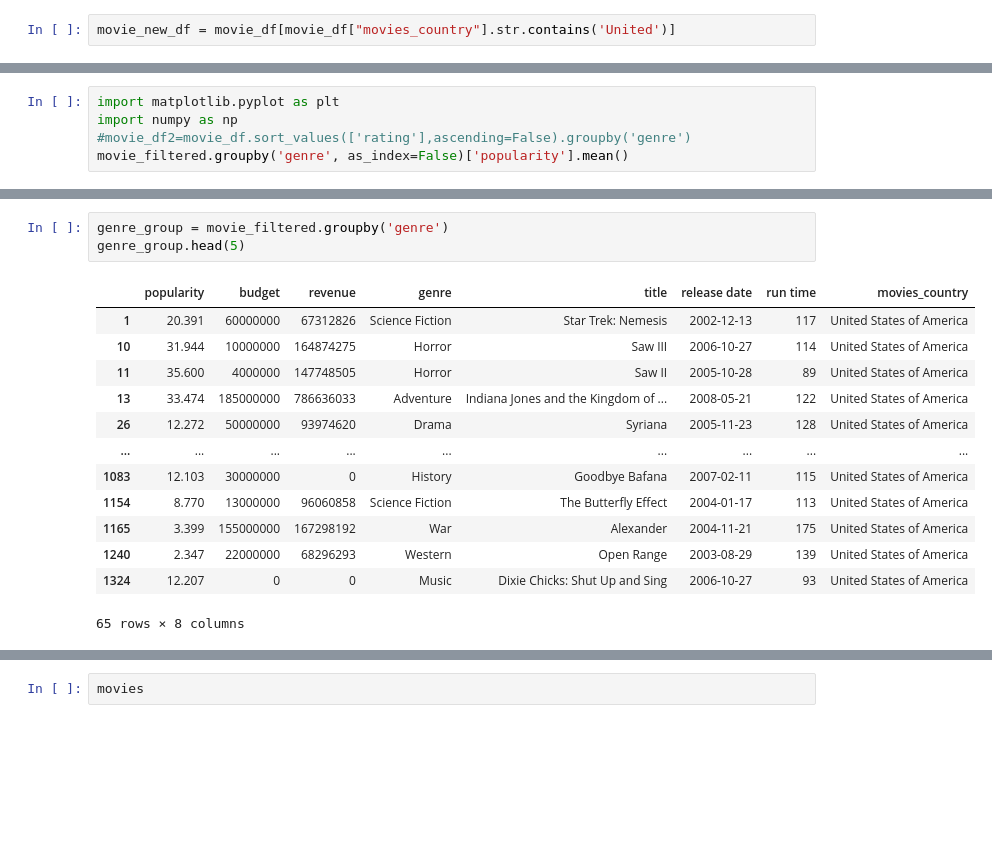
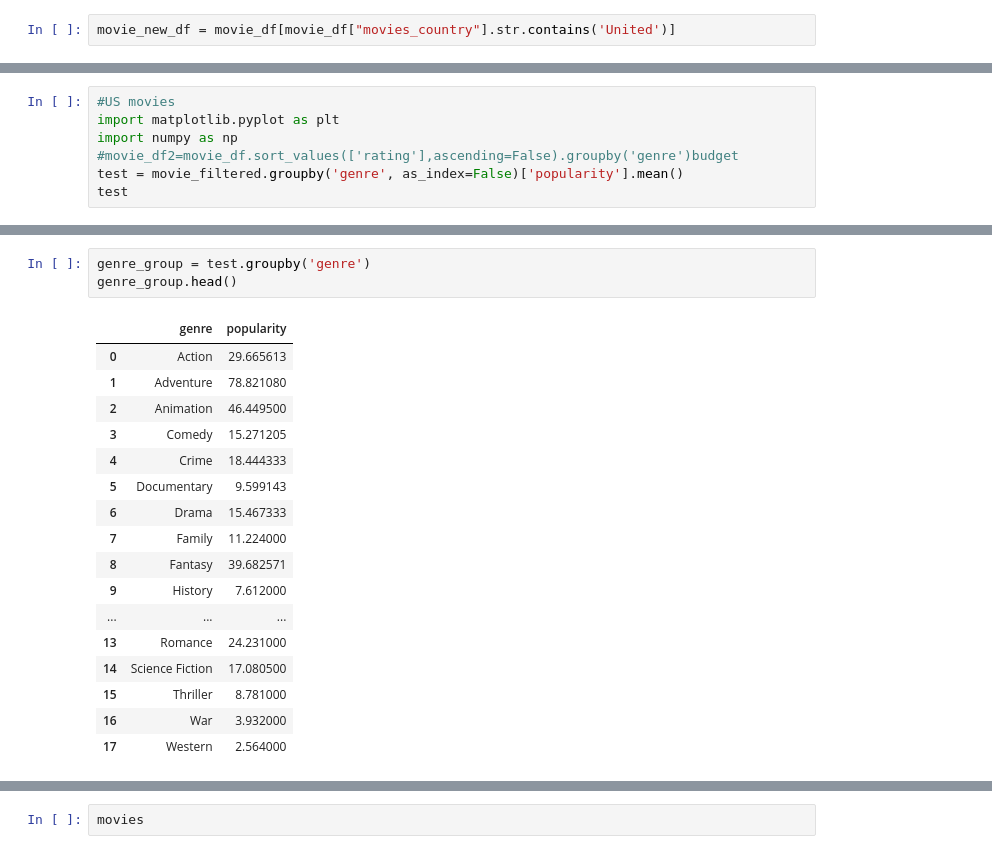
Before and after one commit to rdjames1996/Project-3-film-dashboard, a Jupyter notebook: Roy/project3.ipynb, the cells around one changed output, grey strips where cells are left out. Drawn from its saved outputs; the diff is of its cells as text; blank space fills up the shorter version.

```diff
--- a/Roy/project3.ipynb
+++ b/Roy/project3.ipynb
@@ -172,7 +303,9 @@ movie_filtered
 # %%
+#US movies
 import matplotlib.pyplot as plt
 import numpy as np
-#movie_df2=movie_df.sort_values(['rating'],ascending=False).groupby('genre')
-movie_filtered.groupby('genre', as_index=False)['popularity'].mean()
+#movie_df2=movie_df.sort_values(['rating'],ascending=False).groupby('genre')budget
+test = movie_filtered.groupby('genre', as_index=False)['popularity'].mean()
+test
 # %% [output]
 |  | genre | popularity |
@@ -218,17 +415,21 @@ plt.xticks(rotation=90)
 # %%
-genre_group = movie_filtered.groupby('genre')
-genre_group.head(5)
+genre_group = test.groupby('genre')
+genre_group.head()
 # %% [output]
-|  | popularity | budget | revenue | genre | title | release date | run time | movies_country |
-| 1 | 20.391 | 60000000 | 67312826 | Science Fiction | Star Trek: Nemesis | 2002-12-13 | 117 | United States of America |
-| 10 | 31.944 | 10000000 | 164874275 | Horror | Saw III | 2006-10-27 | 114 | United States of America |
-| 11 | 35.600 | 4000000 | 147748505 | Horror | Saw II | 2005-10-28 | 89 | United States of America |
-| 13 | 33.474 | 185000000 | 786636033 | Adventure | Indiana Jones and the Kingdom of ... | 2008-05-21 | 122 | United States of America |
-| 26 | 12.272 | 50000000 | 93974620 | Drama | Syriana | 2005-11-23 | 128 | United States of America |
-| ... | ... | ... | ... | ... | ... | ... | ... | ... |
-| 1083 | 12.103 | 30000000 | 0 | History | Goodbye Bafana | 2007-02-11 | 115 | United States of America |
-| 1154 | 8.770 | 13000000 | 96060858 | Science Fiction | The Butterfly Effect | 2004-01-17 | 113 | United States of America |
-| 1165 | 3.399 | 155000000 | 167298192 | War | Alexander | 2004-11-21 | 175 | United States of America |
-| 1240 | 2.347 | 22000000 | 68296293 | Western | Open Range | 2003-08-29 | 139 | United States of America |
-| 1324 | 12.207 | 0 | 0 | Music | Dixie Chicks: Shut Up and Sing | 2006-10-27 | 93 | United States of America |
+|  | genre | popularity |
+| 0 | Action | 29.665613 |
+| 1 | Adventure | 78.821080 |
+| 2 | Animation | 46.449500 |
+| 3 | Comedy | 15.271205 |
+| 4 | Crime | 18.444333 |
+| 5 | Documentary | 9.599143 |
+| 6 | Drama | 15.467333 |
+| 7 | Family | 11.224000 |
+| 8 | Fantasy | 39.682571 |
+| 9 | History | 7.612000 |
+| ... | ... | ... |
+| 13 | Romance | 24.231000 |
+| 14 | Science Fiction | 17.080500 |
+| 15 | Thriller | 8.781000 |
+| 16 | War | 3.932000 |
+| 17 | Western | 2.564000 |
-65 rows × 8 columns
```
Also changed, not shown: parts of 24 cells of this notebook, 12 other files.
